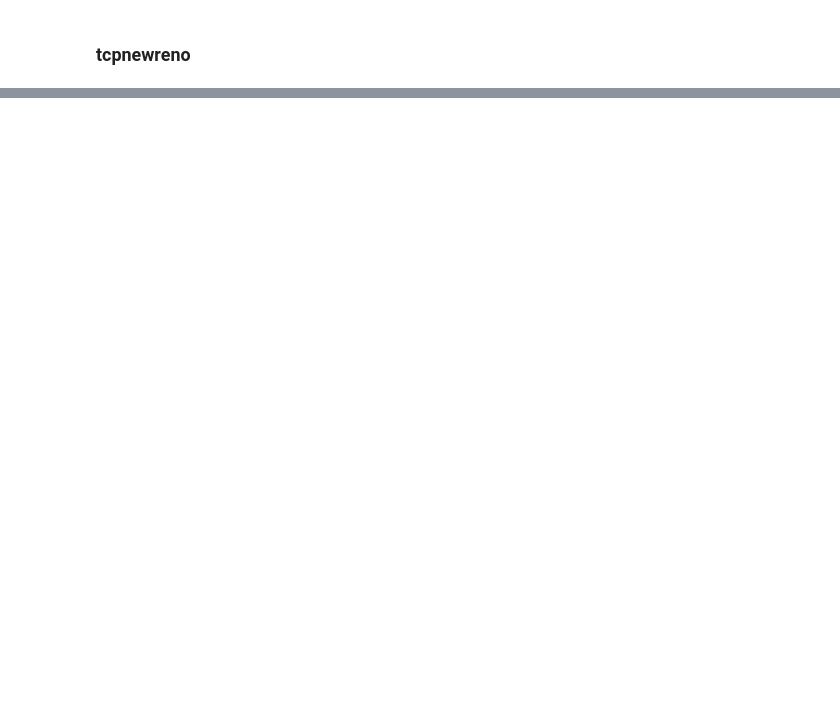
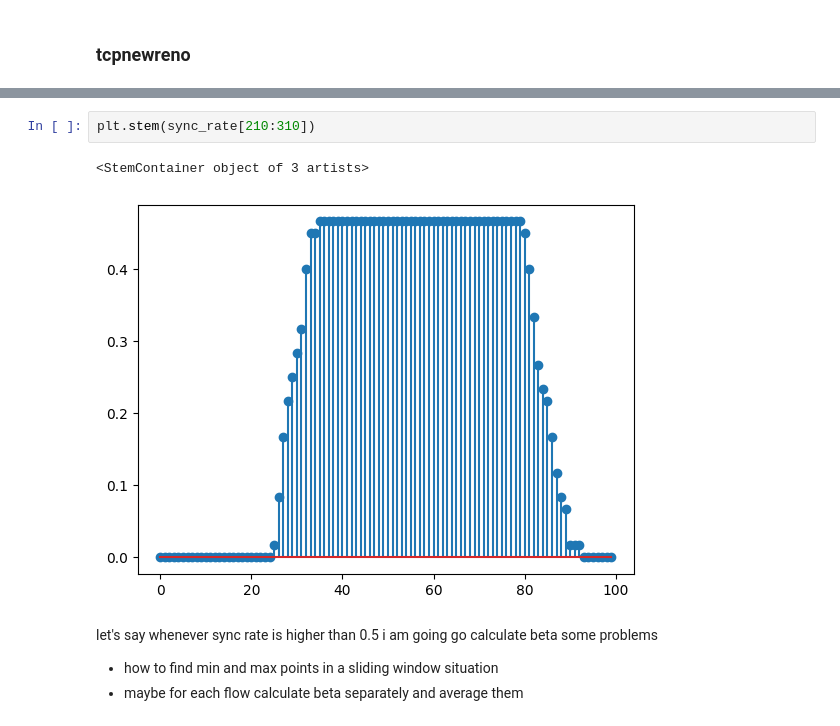
Before and after one commit to somitgond/mtp, a Jupyter notebook: pythonWork/beta_estimation.ipynb, the cells around one changed output, grey strips where cells are left out. Drawn from its saved outputs; the diff is of its cells as text; blank space fills up the shorter version.

Commit message:
beta value calculation

```diff
--- a/pythonWork/beta_estimation.ipynb
+++ b/pythonWork/beta_estimation.ipynb
@@ -50,0 +217,10 @@ plt.grid()
+# %%
+plt.stem(sync_rate[210:310])
+# %% [output]
+<StemContainer object of 3 artists>
+[figure, added]
+# %% [markdown]
+let's say whenever sync rate is higher than 0.5 i am going go calculate beta
+some problems
+- how to find min and max points in a sliding window situation
+- maybe for each flow calculate beta separately and average them
```
Also changed, not shown: parts of 32 cells of this notebook, 1 other file.
